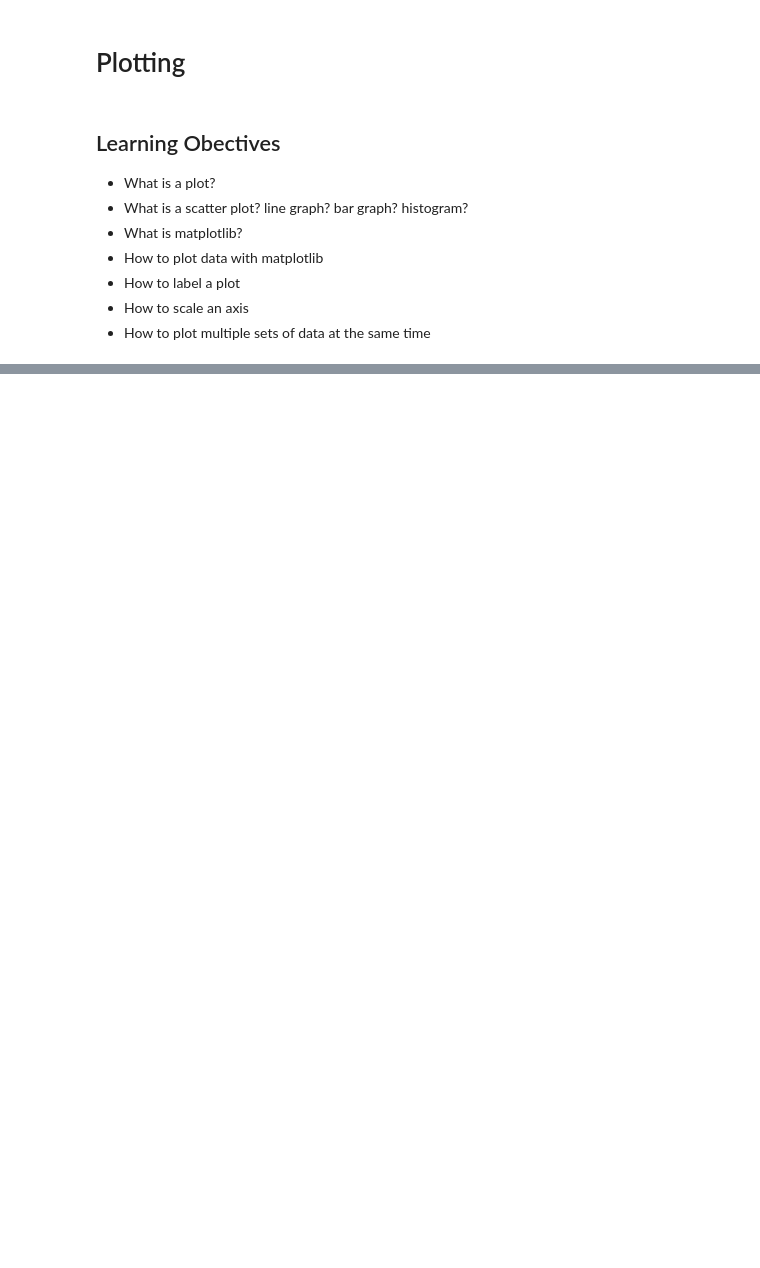
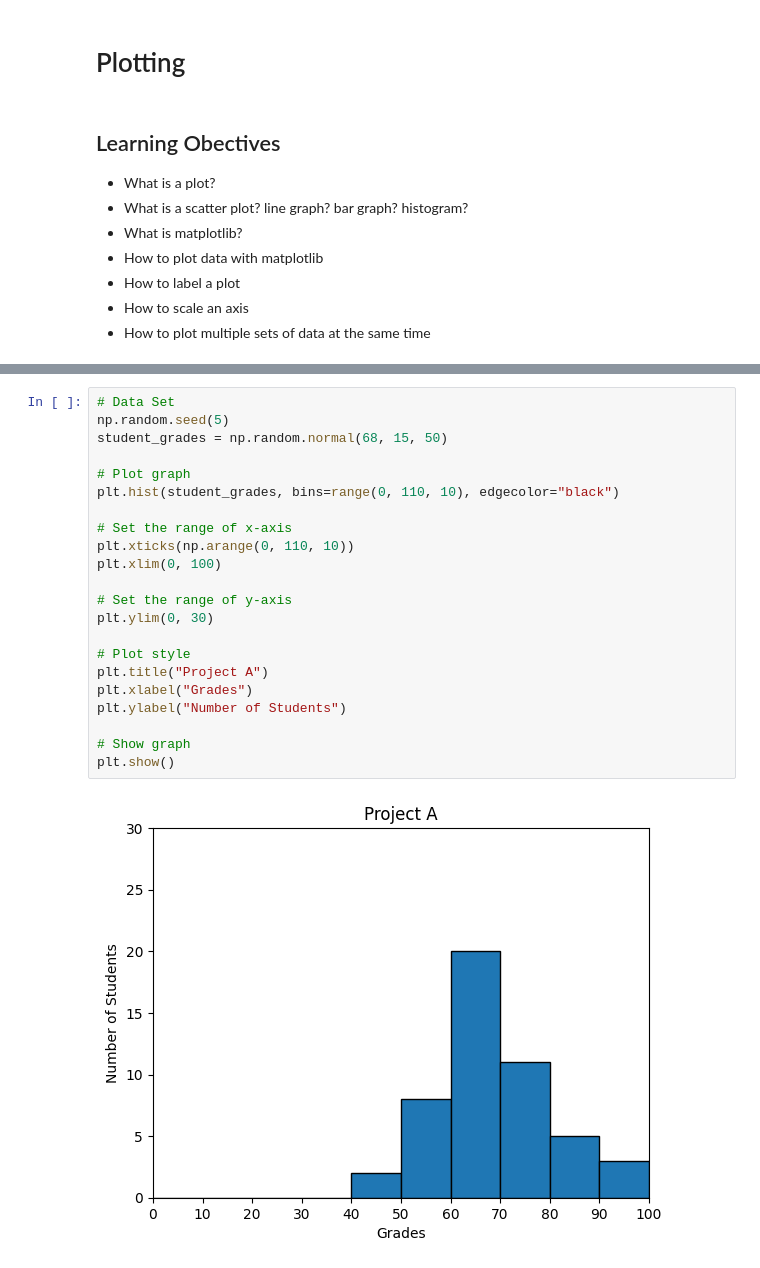
Before and after one commit to rvegarodz/holbertonschool-machine_learning, a Jupyter notebook: machinelearning-notes/plotting.ipynb, the cells around one changed output, grey strips where cells are left out. Cells and saved outputs as stored; diff of their text form; blank space fills up the shorter version.

```diff
--- a/machinelearning-notes/plotting.ipynb
+++ b/machinelearning-notes/plotting.ipynb
@@ -36,0 +112,24 @@ need to read more...
+# %%
+# Data Set
+np.random.seed(5)
+student_grades = np.random.normal(68, 15, 50)
+
+# Plot graph
+plt.hist(student_grades, bins=range(0, 110, 10), edgecolor="black")
+
+# Set the range of x-axis
+plt.xticks(np.arange(0, 110, 10))
+plt.xlim(0, 100)
+
+# Set the range of y-axis
+plt.ylim(0, 30)
+
+# Plot style
+plt.title("Project A")
+plt.xlabel("Grades")
+plt.ylabel("Number of Students")
+
+# Show graph
+plt.show()
+# %% [output]
+[figure, added]
```
Also changed, not shown: parts of 10 cells of this notebook.
